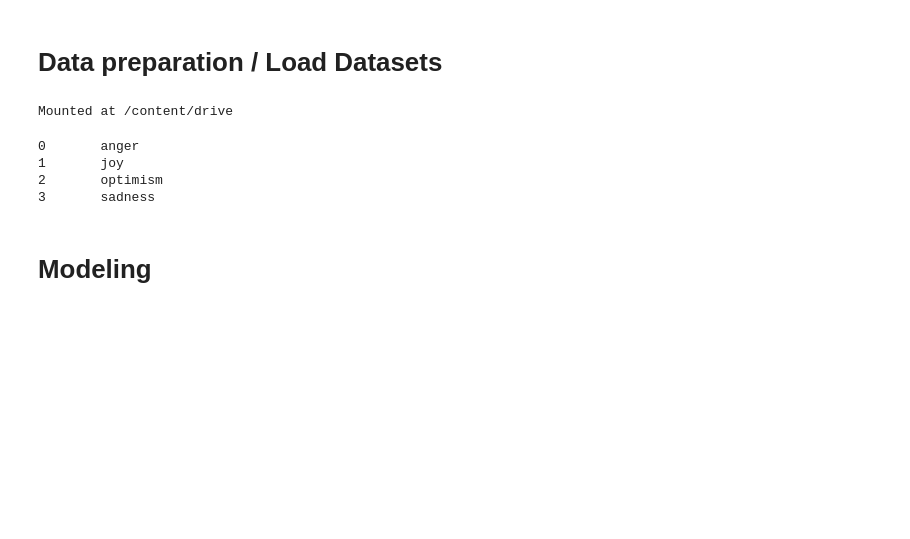
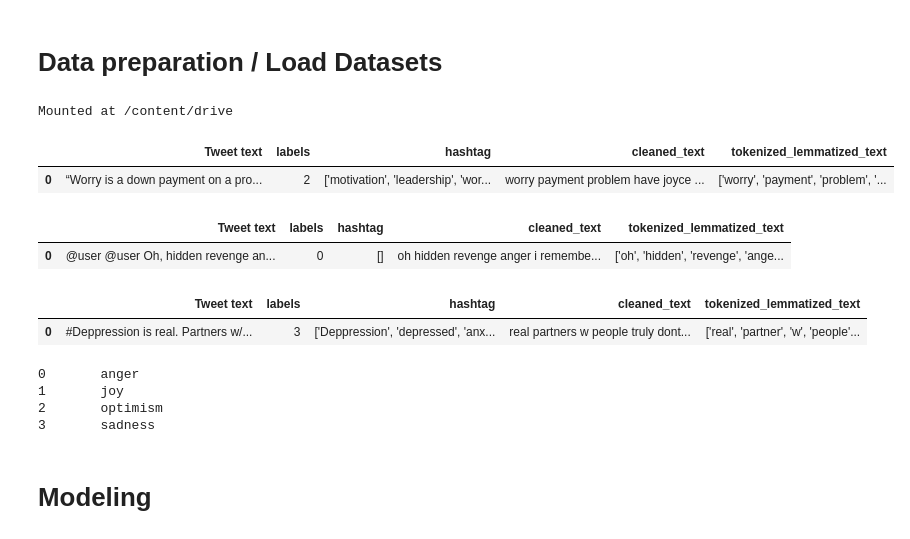
Before and after one commit to Kensuzuki95/CE888-Assignment1-2, a Jupyter notebook: TweetEval_Emotion_LSTM_or_ALBERT.ipynb, the cells around one changed output. Saved outputs shown, nothing was run; the diff lists cells and outputs as text; code cells hidden in the pictures; blank space fills up the shorter version.

```diff
--- a/TweetEval_Emotion_LSTM_or_ALBERT.ipynb
+++ b/TweetEval_Emotion_LSTM_or_ALBERT.ipynb
@@ -105,3 +84,24 @@ df_emotion_test = emotion_test_text.join(emotion_test_labels)
+# %%
+# Download Training Dataset from GoogleDrive
+df_emotion_train = pd.read_csv("/content/drive/MyDrive/CE888 Data Science for Decision Making/Tweet Evaluation Project/Preprocessed Datasets/df_emotion_train.csv")
+df_emotion_train.head(1)
+# %% [output]
+|  | Tweet text | labels | hashtag | cleaned_text | tokenized_lemmatized_text |
+| 0 | “Worry is a down payment on a pro... | 2 | ['motivation', 'leadership', 'wor... | worry payment problem have joyce ... | ['worry', 'payment', 'problem', '... |
+# %%
+# Download Test Dataset from GoogleDrive
+df_emotion_val = pd.read_csv("/content/drive/MyDrive/CE888 Data Science for Decision Making/Tweet Evaluation Project/Preprocessed Datasets/df_emotion_val.csv")
+df_emotion_val.head(1)
+# %% [output]
+|  | Tweet text | labels | hashtag | cleaned_text | tokenized_lemmatized_text |
+| 0 | @user @user Oh, hidden revenge an... | 0 | [] | oh hidden revenge anger i remembe... | ['oh', 'hidden', 'revenge', 'ange... |
+# %%
+# Download Validation Dataset from GoogleDrive
+df_emotion_test = pd.read_csv("/content/drive/MyDrive/CE888 Data Science for Decision Making/Tweet Evaluation Project/Preprocessed Datasets/df_emotion_test.csv")
+df_emotion_test.head(1)
+# %% [output]
+|  | Tweet text | labels | hashtag | cleaned_text | tokenized_lemmatized_text |
+| 0 | #Deppression is real. Partners w/... | 3 | ['Deppression', 'depressed', 'anx... | real partners w people truly dont... | ['real', 'partner', 'w', 'people'... |
 # %%
 #Create function view content in .txt file
 def text_file_reader(data):
```
Also changed, not shown: parts of 7 cells of this notebook.
